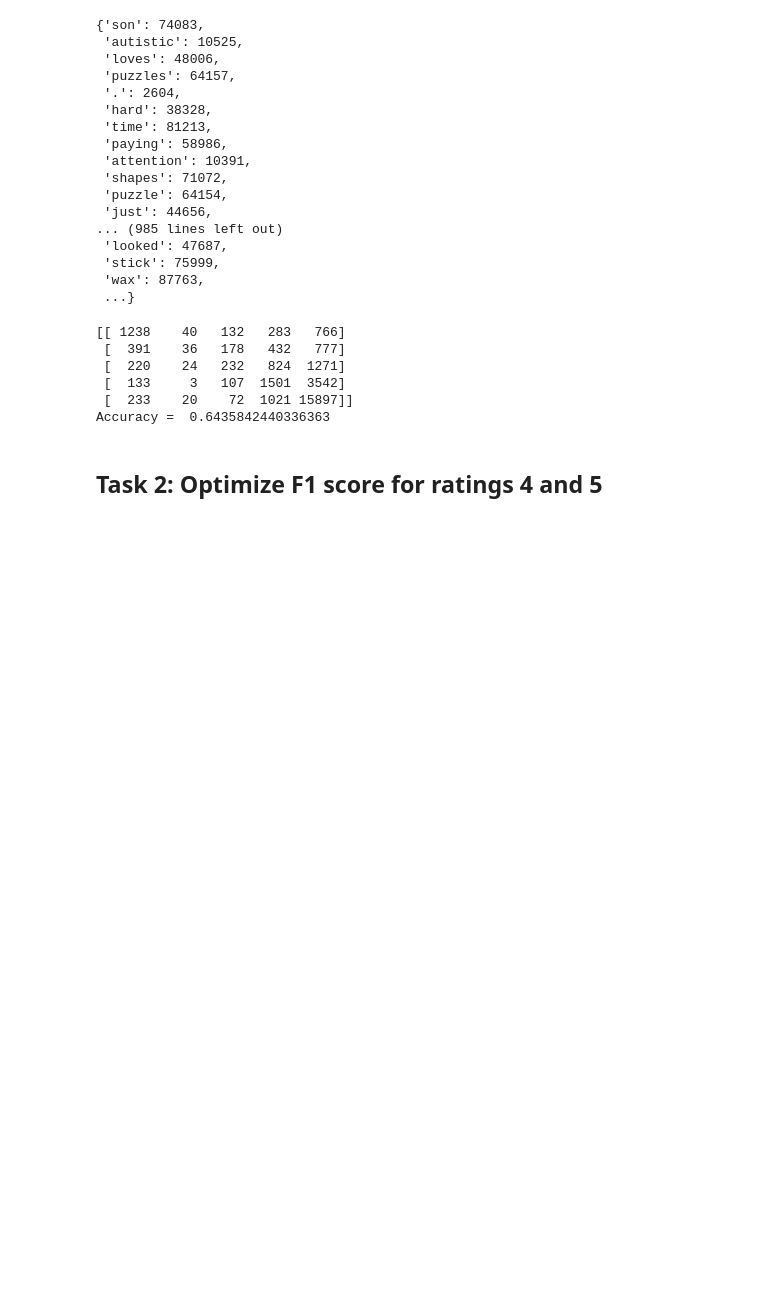
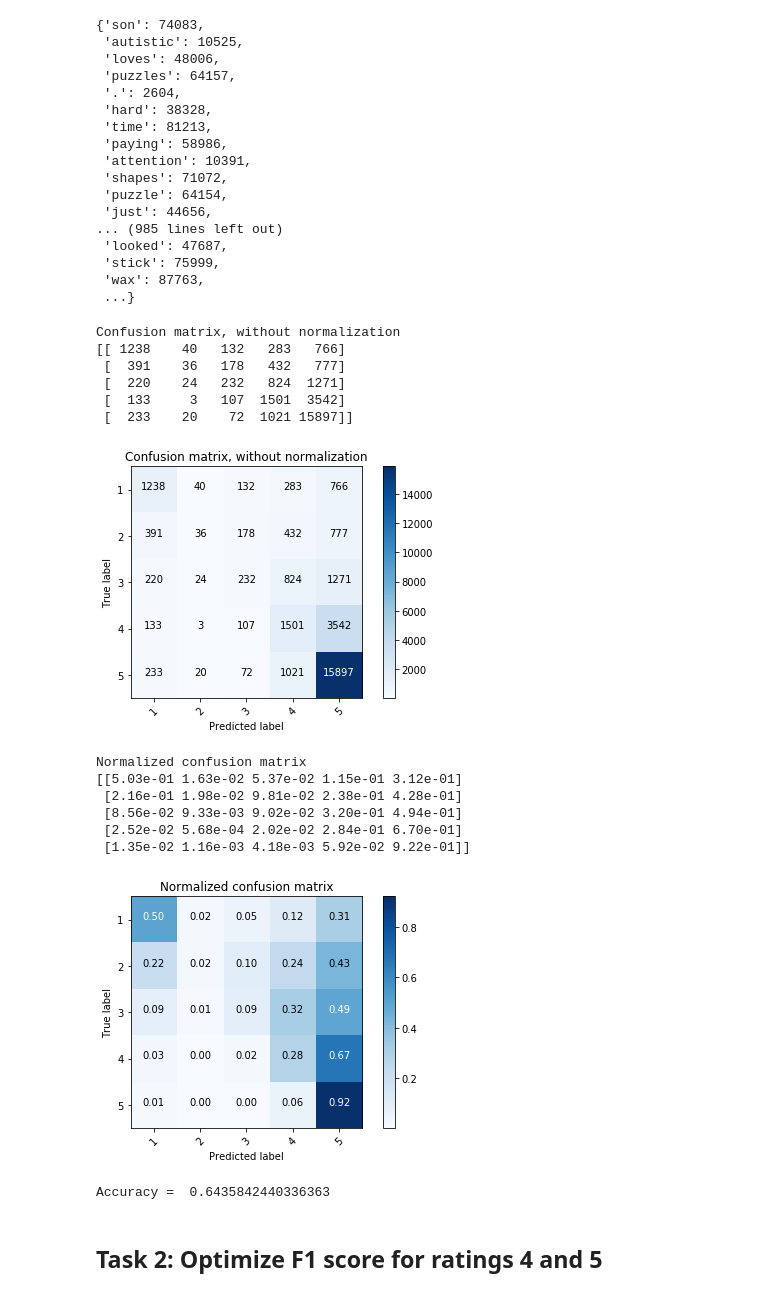
Before and after one commit to patricsteiner/nlp, a Jupyter notebook: a3_sentiment_analysis/sentiment analysis of amazon reviews.ipynb, the cells around one changed output. Saved outputs shown, nothing was run; the diff lists cells and outputs as text; code cells hidden in the pictures; blank space fills up the shorter version.

```diff
--- a/a3_sentiment_analysis/sentiment analysis of amazon reviews.ipynb
+++ b/a3_sentiment_analysis/sentiment analysis of amazon reviews.ipynb
@@ -80,17 +115,35 @@ sentiment_analyzer.named_steps['vectorizer'].vocabulary_
  'wax': 87763,
  ...}
 # %%
-predicted = sentiment_analyzer.predict(x_test)
+y_pred = sentiment_analyzer.predict(x_test)
-# %%
-print(confusion_matrix(y_test, predicted))
-print('Accuracy = ', accuracy_score(y_test, predicted))
-# %% [output]
-[[ 1238    40   132   283   766]
- [  391    36   178   432   777]
- [  220    24   232   824  1271]
- [  133     3   107  1501  3542]
- [  233    20    72  1021 15897]]
-Accuracy =  0.6435842440336363
+# %%
+cnf_matrix = confusion_matrix(y_test, y_pred)
+np.set_printoptions(precision=2)
+class_names = [1,2,3,4,5]
+
+plt.figure()
+plot_confusion_matrix(cnf_matrix, classes=class_names, title='Confusion matrix')
+plt.show()
+plot_confusion_matrix(cnf_matrix, classes=class_names, normalize=True, title='Normalized confusion matrix')
+plt.show()
+
+print('Accuracy = ', accuracy_score(y_test, y_pred))
+# %% [output]
+Confusion matrix, without normalization
+[[ 1238    40   132   283   766]
+ [  391    36   178   432   777]
+ [  220    24   232   824  1271]
+ [  133     3   107  1501  3542]
+ [  233    20    72  1021 15897]]
+[figure, added]
+Normalized confusion matrix
+[[5.03e-01 1.63e-02 5.37e-02 1.15e-01 3.12e-01]
+ [2.16e-01 1.98e-02 9.81e-02 2.38e-01 4.28e-01]
+ [8.56e-02 9.33e-03 9.02e-02 3.20e-01 4.94e-01]
+ [2.52e-02 5.68e-04 2.02e-02 2.84e-01 6.70e-01]
+ [1.35e-02 1.16e-03 4.18e-03 5.92e-02 9.22e-01]]
+[figure, added]
+Accuracy =  0.6435842440336363
 # %% [markdown]
 ## Task 2: Optimize F1 score for ratings 4 and 5
 # %%
```
Also changed, not shown: parts of 16 cells of this notebook.
